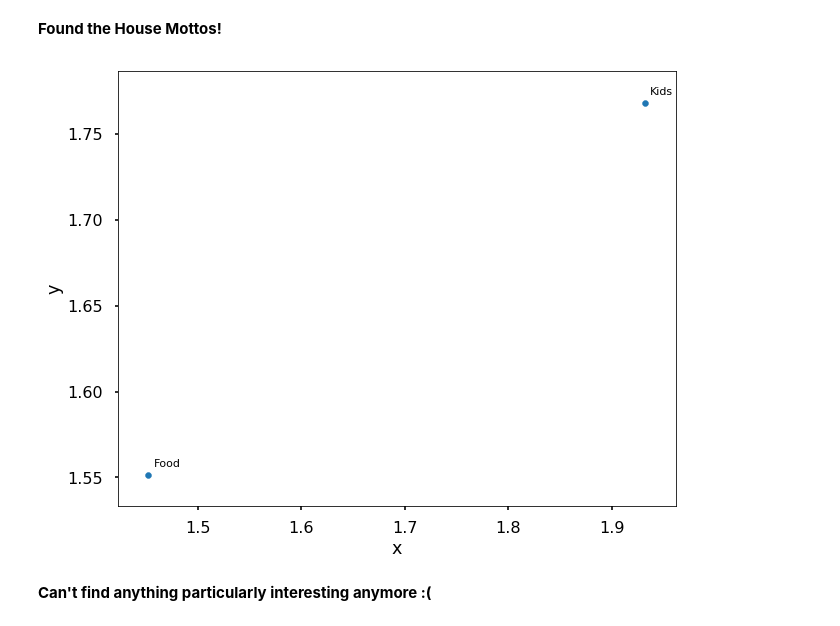
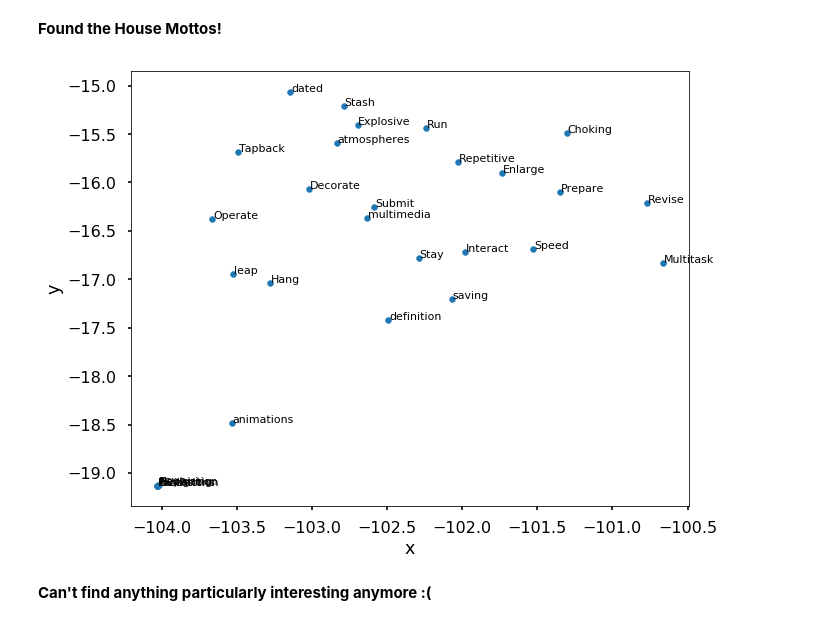
Before and after one commit to gabrielmsidik/nltk_python3_experiment, a Jupyter notebook: iphone2Vec.ipynb, the cells around one changed output. Drawn from its saved outputs; the diff is of its cells as text; code cells hidden in the pictures.

```diff
--- a/iphone2Vec.ipynb
+++ b/iphone2Vec.ipynb
@@ -272,10 +285,10 @@ def plot_region(x_bounds, y_bounds):
         ax.text(point.x + 0.005, point.y + 0.005, point.word, fontsize=11)
 # %% [markdown]
 **Found the House Mottos!**
-# %%
-plot_region(x_bounds=(0, 2), y_bounds=(0, 2))
-# %% [output]
-[figure, removed]
+# %%
+plot_region(x_bounds=(-110, -95), y_bounds=(-20, -15))
+# %% [output]
+[figure, added]
 # %% [markdown]
 **Can't find anything particularly interesting anymore :(**
 # %%
```
Also changed, not shown: parts of 31 cells of this notebook, 5 other files.
